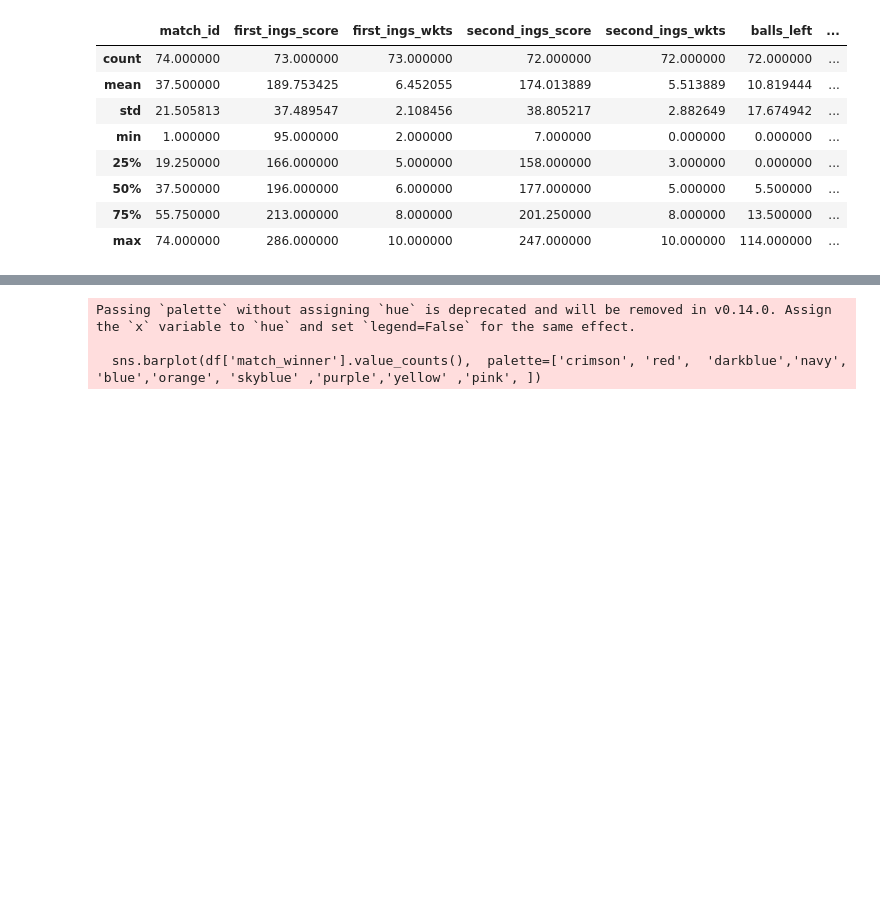
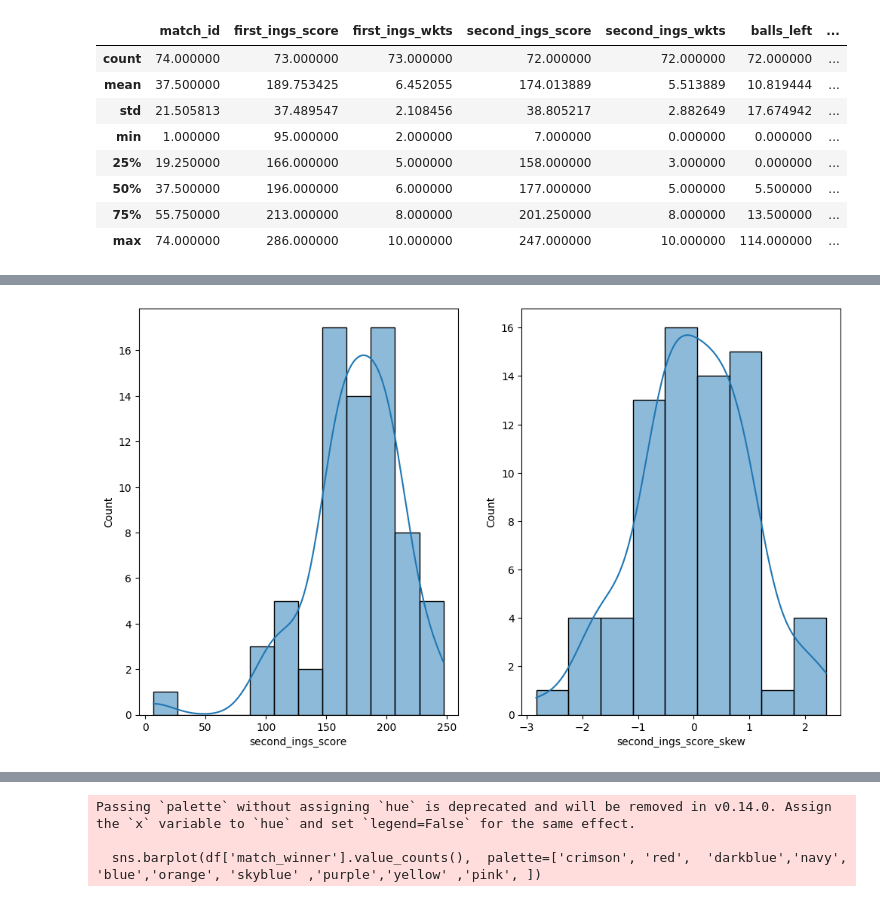
Before and after one commit to Dhineshsakthivel2007/Ipl2025analysis-EDA, a Jupyter notebook: eda2.ipynb, the cells around one changed output, grey strips where cells are left out. Saved outputs shown, nothing was run; the diff lists cells and outputs as text; code cells hidden in the pictures; blank space fills up the shorter version.

```diff
--- a/eda2.ipynb
+++ b/eda2.ipynb
@@ -106,0 +111,12 @@ df.describe()
+# %%
+pt=PowerTransformer(method='yeo-johnson')
+df['second_ings_score_skew']=pt.fit_transform(df[['second_ings_score']])
+# display(df['second_ings_score_skew'].skew())
+plt.figure(figsize=(12,7))
+plt.subplot(1,2,1)
+sns.histplot(x='second_ings_score',data=df,kde=True)
+plt.subplot(1,2,2)
+sns.histplot(x='second_ings_score_skew',data=df,kde=True)
+plt.show()
+# %% [output]
+[figure, added]
```
Also changed, not shown: parts of 10 cells of this notebook, 1 other file.
